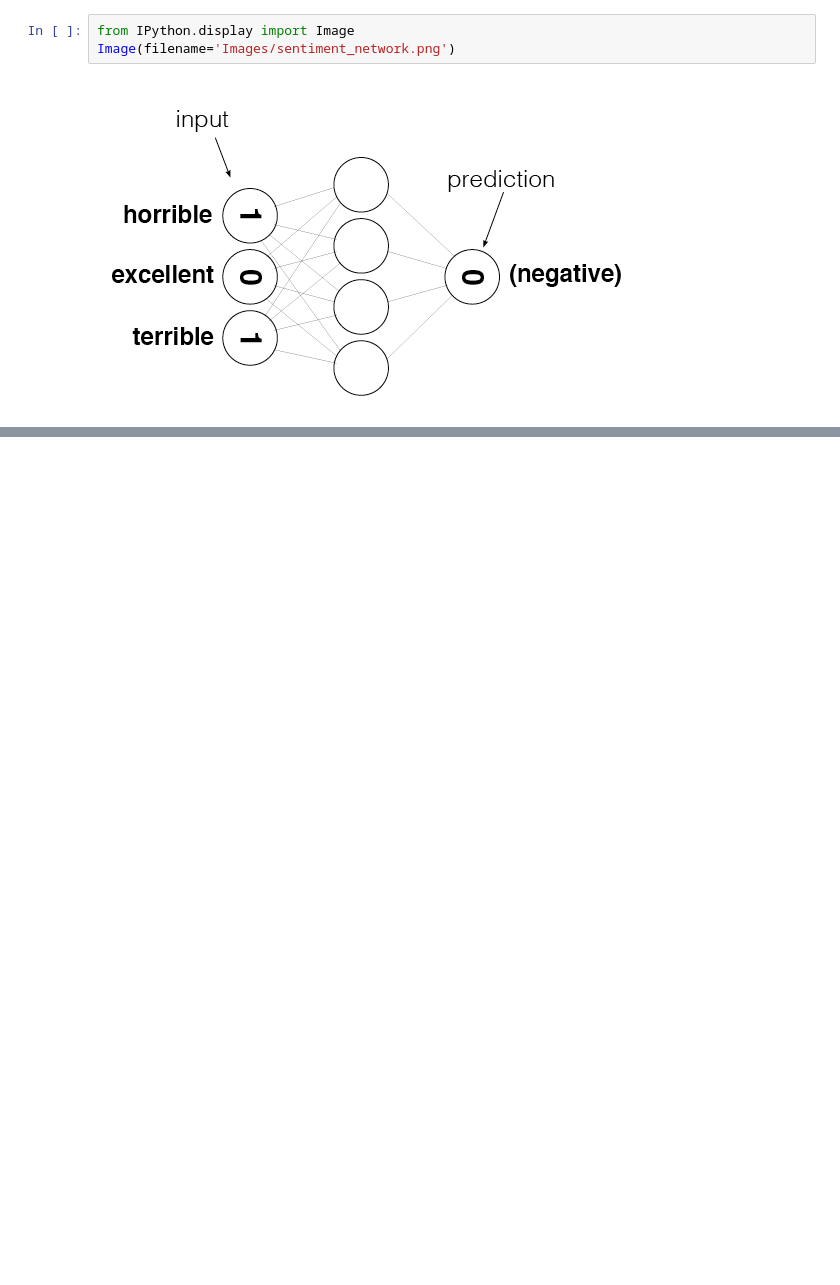
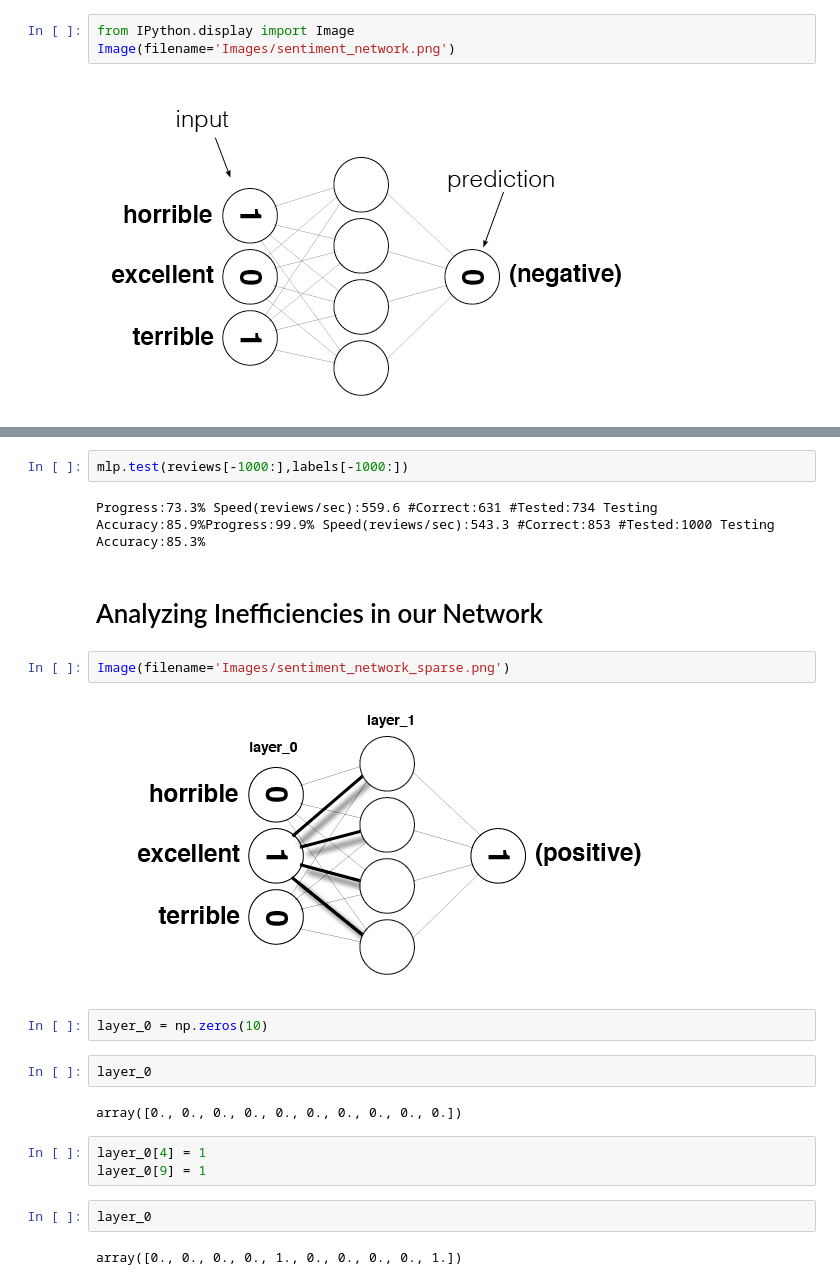
Before and after one commit to RishavMishraRM/Sentiment_Analysis, a Jupyter notebook: Untitled.ipynb, the cells around one changed output, grey strips where cells are left out. Drawn from its saved outputs; the diff is of its cells as text; blank space fills up the shorter version.

```diff
--- a/Untitled.ipynb
+++ b/Untitled.ipynb
@@ -343,0 +1004,23 @@ Image(filename='Images/sentiment_network.png')
+# %%
+mlp.test(reviews[-1000:],labels[-1000:])
+# %% [output]
+Progress:73.3% Speed(reviews/sec):559.6 #Correct:631 #Tested:734 Testing Accuracy:85.9%Progress:99.9% Speed(reviews/sec):543.3 #Correct:853 #Tested:1000 Testing Accuracy:85.3%
+# %% [markdown]
+# Analyzing Inefficiencies in our Network<a id='lesson_5'></a>
+# %%
+Image(filename='Images/sentiment_network_sparse.png')
+# %% [output]
+[figure, added]
+# %%
+layer_0 = np.zeros(10)
+# %%
+layer_0
+# %% [output]
+array([0., 0., 0., 0., 0., 0., 0., 0., 0., 0.])
+# %%
+layer_0[4] = 1
+layer_0[9] = 1
+# %%
+layer_0
+# %% [output]
+array([0., 0., 0., 0., 1., 0., 0., 0., 0., 1.])
```
Also changed, not shown: parts of 84 cells of this notebook.
